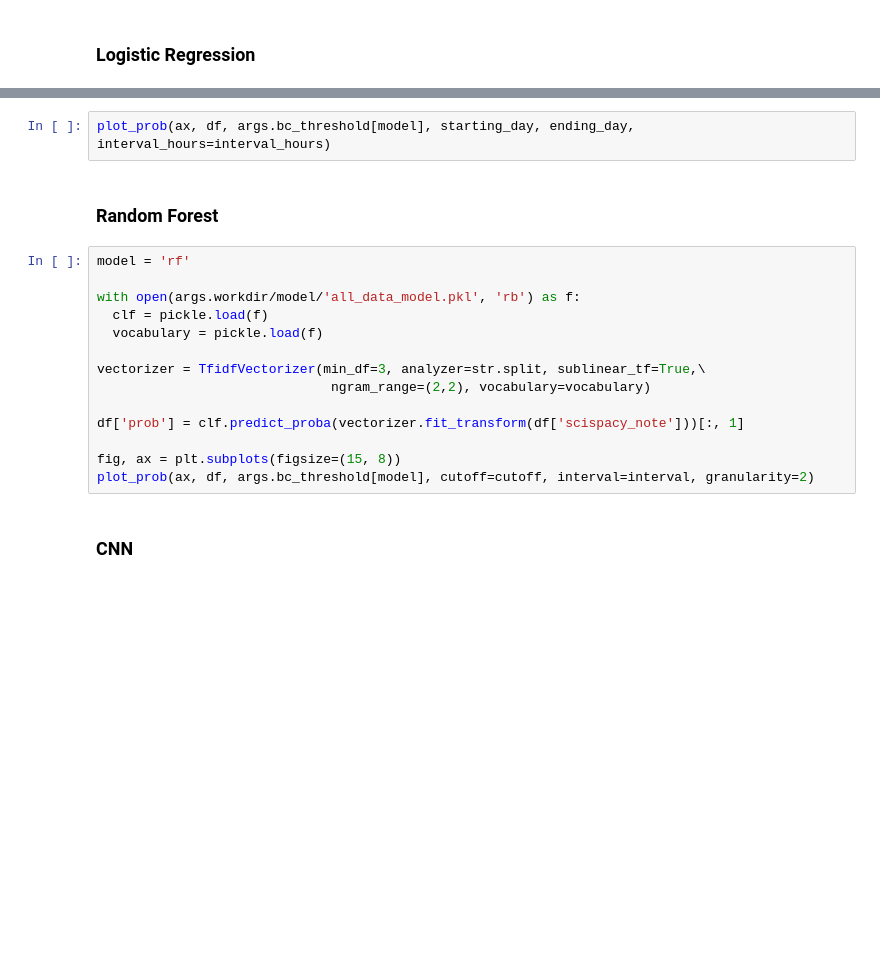
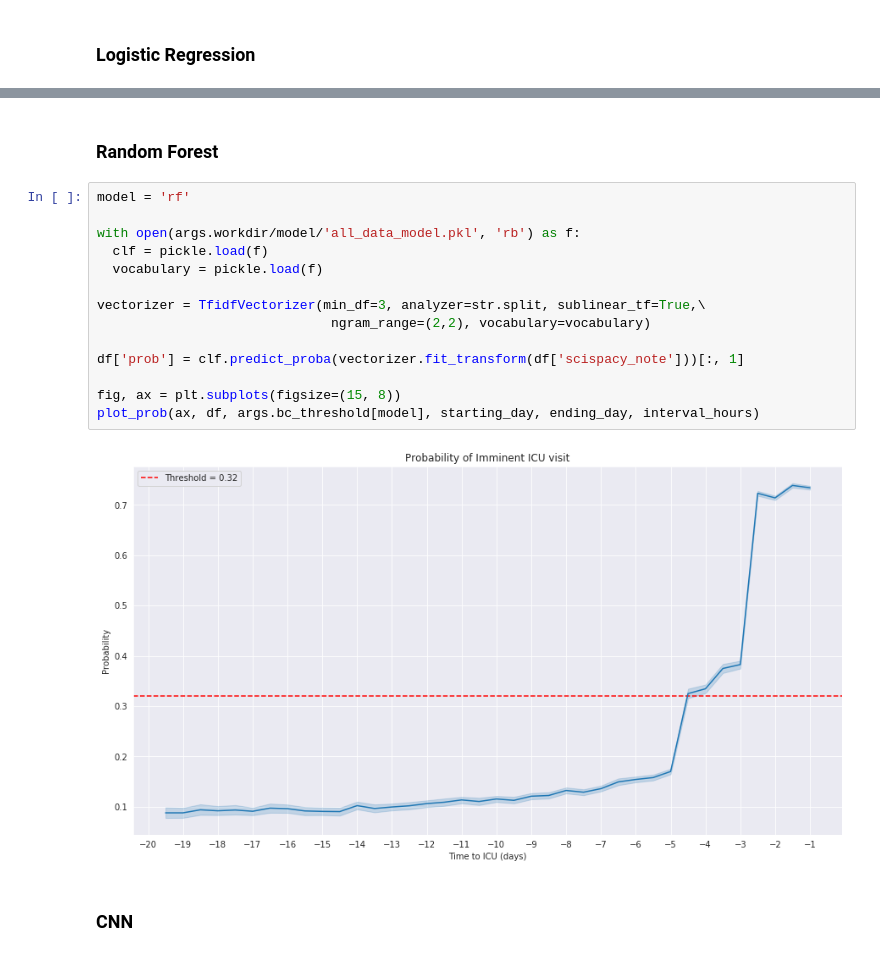
Before and after one commit to sudarshan85/imminent-adm-mimic, a Jupyter notebook: analysis/result_analysis.ipynb, the cells around one changed output, grey strips where cells are left out. Drawn from its saved outputs; the diff is of its cells as text; blank space fills up the shorter version.

```diff
--- a/analysis/result_analysis.ipynb
+++ b/analysis/result_analysis.ipynb
@@ -151,21 +144,21 @@ ax.xaxis.set_major_locator(ticker.MultipleLocator(1))
-# %%
-plot_prob(ax, df, args.bc_threshold[model], starting_day, ending_day, interval_hours=interval_hours)
 # %% [markdown]
 ### Random Forest
 # %%
 model = 'rf'
 
 with open(args.workdir/model/'all_data_model.pkl', 'rb') as f:
   clf = pickle.load(f)
   vocabulary = pickle.load(f)
 
 vectorizer = TfidfVectorizer(min_df=3, analyzer=str.split, sublinear_tf=True,\
                               ngram_range=(2,2), vocabulary=vocabulary)
 
 df['prob'] = clf.predict_proba(vectorizer.fit_transform(df['scispacy_note']))[:, 1]
 
 fig, ax = plt.subplots(figsize=(15, 8))
-plot_prob(ax, df, args.bc_threshold[model], cutoff=cutoff, interval=interval, granularity=2)
+plot_prob(ax, df, args.bc_threshold[model], starting_day, ending_day, interval_hours)
+# %% [output]
+[figure, added]
 # %% [markdown]
 ### CNN
 # %%
```
Also changed, not shown: parts of 15 cells of this notebook, 1 other file.
